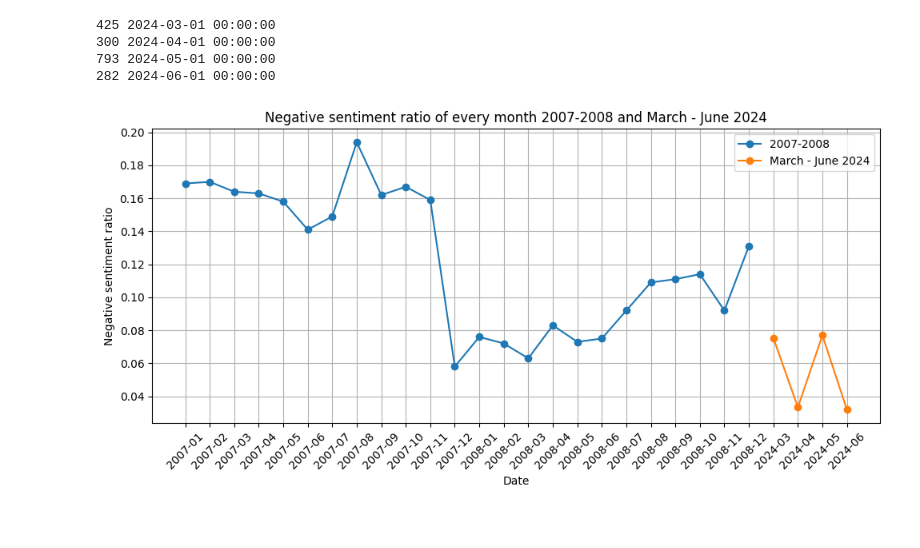
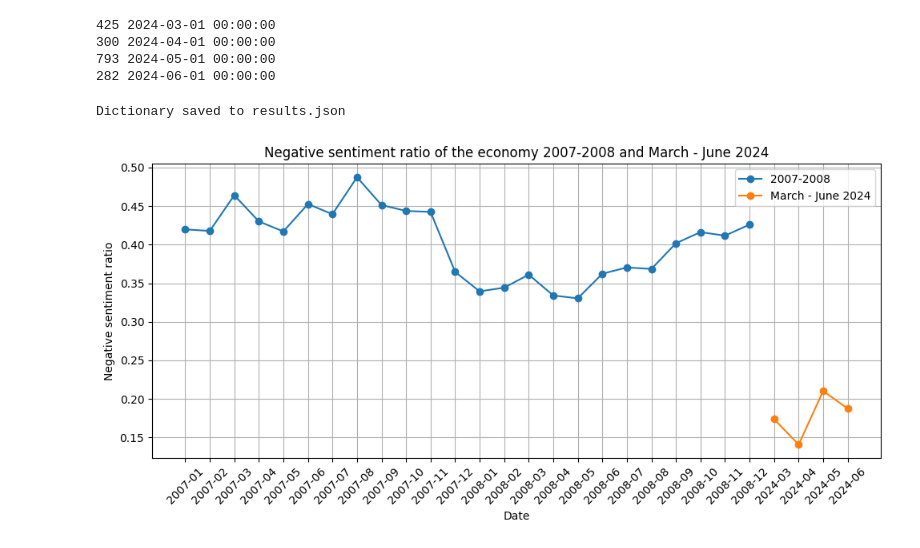
Before and after one commit to TheodorLasse/tdde16, a Jupyter notebook: project.ipynb, the cells around one changed output. Drawn from its saved outputs; the diff is of its cells as text; code cells hidden in the pictures.

```diff
--- a/project.ipynb
+++ b/project.ipynb
@@ -127,9 +127,11 @@ for i in range(3, 7):
 
 # Times for monthly sampling using GPU
 # 0.8 min for nr = 100
+# 5.5 min for nr = 1000
+# 67 min for nr = 10 000
 
 # Nr of samples / month, workload is effectively 30 * nr
-nr = 1000
+nr = 10000
 
 result_dict = {}
 for key, value in month_dict.items():
@@ -143,37 +145,46 @@ for key, value in month_dict.items():
 300 2024-04-01 00:00:00
 793 2024-05-01 00:00:00
 282 2024-06-01 00:00:00
+# %%
+# Save results to json file
+import json
+file_name = 'results.json'
+result_dict_str_keys = {date.strftime("%Y-%m-%d"): value for date, value in result_dict.items()}
+with open(file_name, 'w') as file:
+    json.dump(result_dict_str_keys, file, indent=4)
+# %% [output]
+Dictionary saved to results.json
 # %%
 import matplotlib.pyplot as plt
 
 month_ratios = {}
 for date, results in result_dict.items():
     label_counts = {'positive': 0, 'neutral': 0, 'negative': 0}
     for result in results:
         label_counts[result['label']] += 1
-    month_ratios[date] = label_counts['negative'] / (label_counts['positive'] + label_counts['negative'] + label_counts['neutral'])
+    month_ratios[date] = label_counts['negative'] / (label_counts['positive'] + label_counts['negative'])
 
 dates = []
 for date in month_ratios.keys():
     year_month = date.strftime("%Y-%m")
     dates.append(year_month)
 
 values = list(month_ratios.values())
 
 plt.figure(figsize=(10, 5))
 
 plt.plot(dates[:24], values[:24], marker='o', label='2007-2008')
 plt.plot(dates[24:], values[24:], marker='o', label='March - June 2024')
 
 plt.xlabel('Date')
 plt.ylabel('Negative sentiment ratio')
-plt.title('Negative sentiment ratio of every month 2007-2008 and March - June 2024')
+plt.title('Negative sentiment ratio of the economy 2007-2008 and March - June 2024')
 plt.grid(True)
 
 plt.xticks(rotation=45)
 plt.tight_layout()
 
 plt.legend()
 plt.show()
 # %% [output]
-[figure, old version]
+[figure, new version]
```
Also changed, not shown: parts of 1 cell of this notebook, 1 other file.
